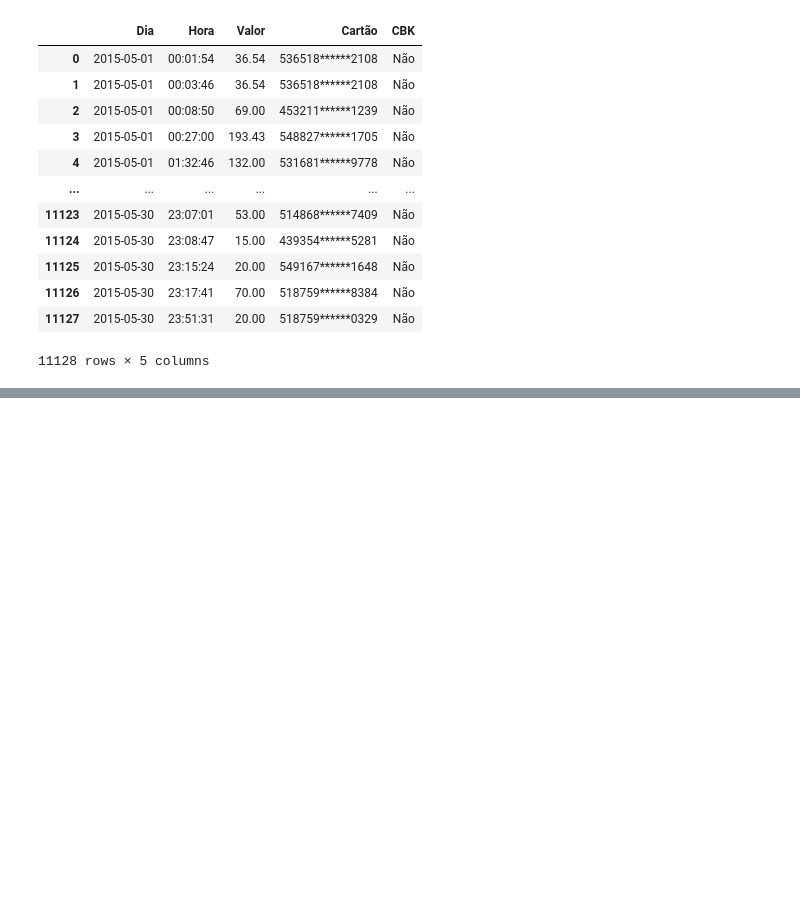
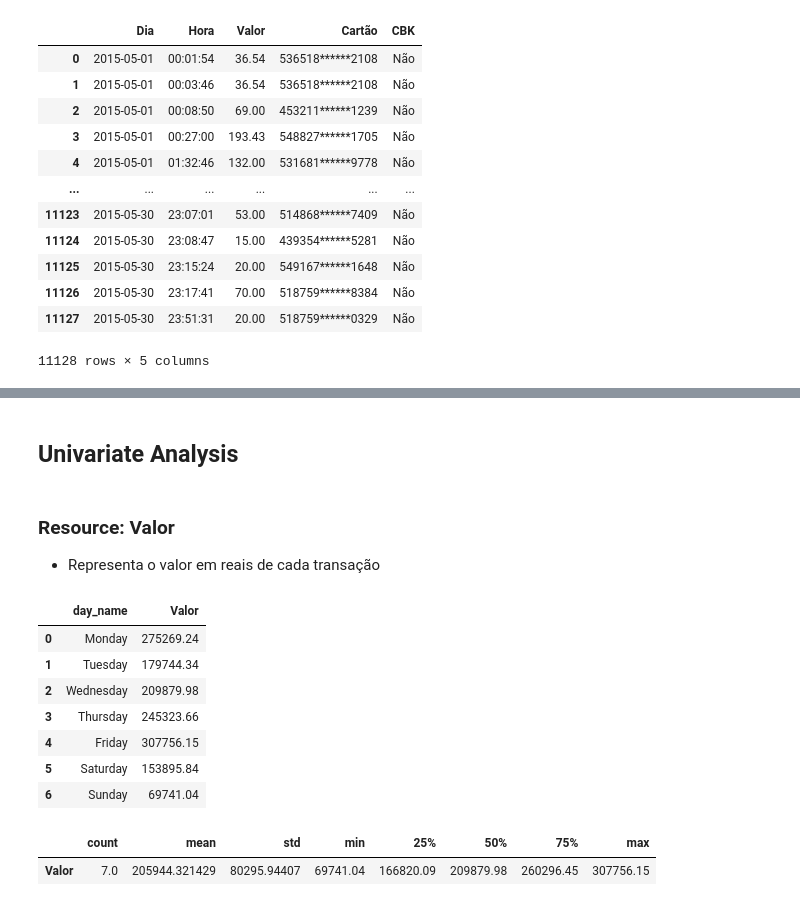
Before and after one commit to broilo/stone, a Jupyter notebook: notebooks/part4_eda.ipynb, the cells around one changed output, grey strips where cells are left out. Saved outputs shown, nothing was run; the diff lists cells and outputs as text; code cells hidden in the pictures; blank space fills up the shorter version.

```diff
--- a/notebooks/part4_eda.ipynb
+++ b/notebooks/part4_eda.ipynb
@@ -165,0 +260,20 @@ df.head()
+# %% [markdown]
+## Univariate Analysis
+# %% [markdown]
+### Resource: Valor
+* Representa o valor em reais de cada transação
+# %%
+valor = df[['day_of_week', 'day_name','Valor']].groupby(by=['day_of_week', 'day_name'], as_index=False).sum('Valor').copy()
+display(valor[['day_name','Valor']])
+valor[['day_name','Valor']].describe().T
+# %% [output]
+|  | day_name | Valor |
+| 0 | Monday | 275269.24 |
+| 1 | Tuesday | 179744.34 |
+| 2 | Wednesday | 209879.98 |
+| 3 | Thursday | 245323.66 |
+| 4 | Friday | 307756.15 |
+| 5 | Saturday | 153895.84 |
+| 6 | Sunday | 69741.04 |
+|  | count | mean | std | min | 25% | 50% | 75% | max |
+| Valor | 7.0 | 205944.321429 | 80295.94407 | 69741.04 | 166820.09 | 209879.98 | 260296.45 | 307756.15 |
```
Also changed, not shown: parts of 27 cells of this notebook.
